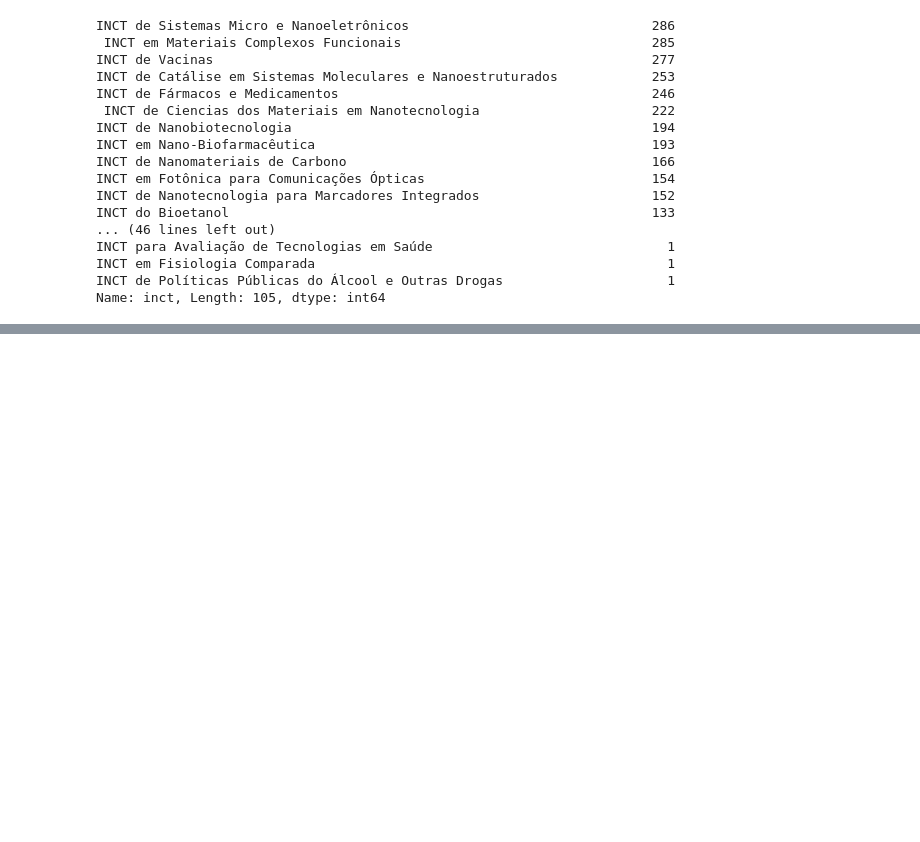
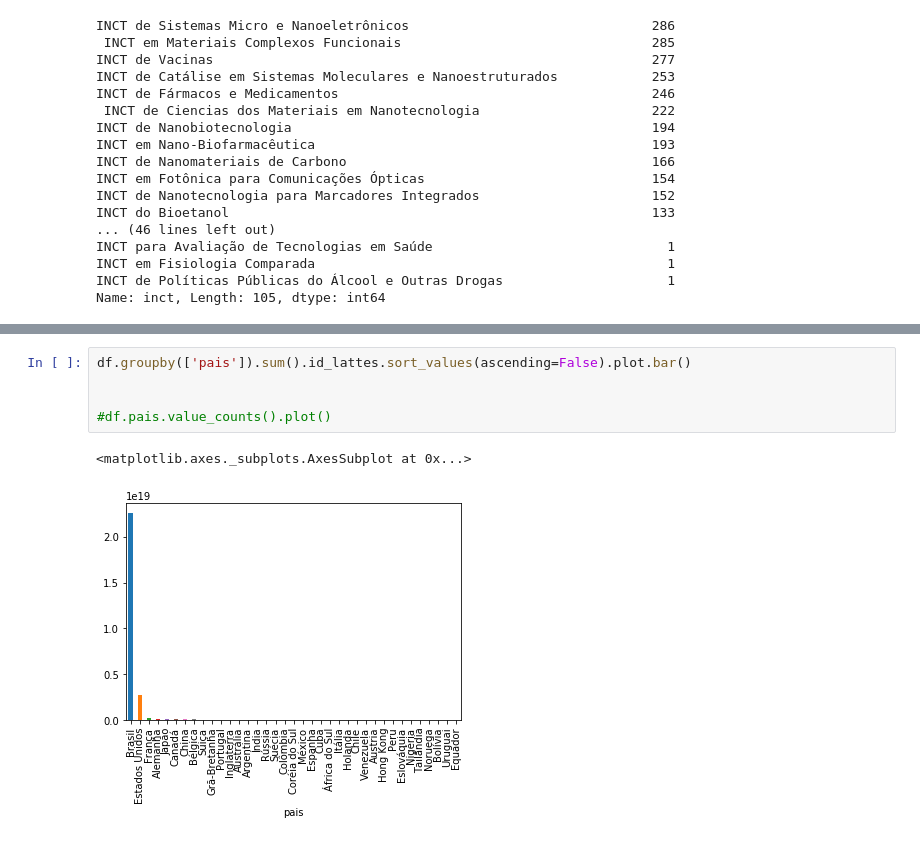
Before and after one commit to matheusbsilva/lattes_patents, a Jupyter notebook: jupyter-notebooks/1.analise-excel/analise-patentes.ipynb, the cells around one changed output, grey strips where cells are left out. Cells and saved outputs as stored; diff of their text form; blank space fills up the shorter version.

```diff
--- a/jupyter-notebooks/1.analise-excel/analise-patentes.ipynb
+++ b/jupyter-notebooks/1.analise-excel/analise-patentes.ipynb
@@ -47,0 +69,8 @@ Name: inct, Length: 105, dtype: int64
+# %%
+df.groupby(['pais']).sum().id_lattes.sort_values(ascending=False).plot.bar()
+
+
+#df.pais.value_counts().plot()
+# %% [output]
+<matplotlib.axes._subplots.AxesSubplot at 0x...>
+[figure, added]
```
Also changed, not shown: parts of 6 cells of this notebook.
